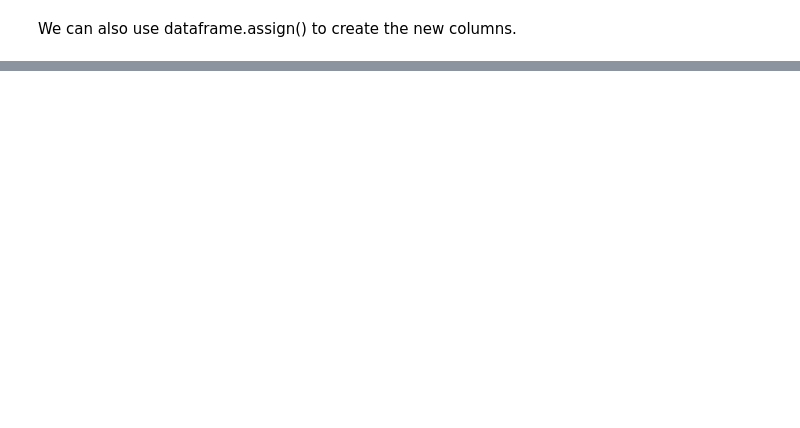
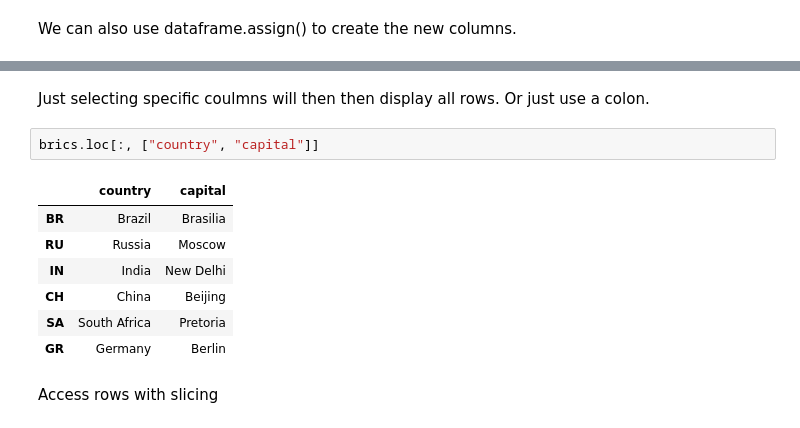
Before and after one commit to schirko/Python-Pandas-Exercises-and-Techniques, a Jupyter notebook: Python Pandas Exercises and Techniques.ipynb, the cells around one changed output, grey strips where cells are left out. Cells and saved outputs as stored; diff of their text form; blank space fills up the shorter version.

```diff
--- a/Python Pandas Exercises and Techniques.ipynb
+++ b/Python Pandas Exercises and Techniques.ipynb
@@ -289,0 +441,14 @@ df_students
+# %% [markdown]
+Just selecting specific coulmns will then then display all rows. Or just use a colon.
+# %%
+brics.loc[:, ["country", "capital"]]
+# %% [output]
+|  | country | capital |
+| BR | Brazil | Brasilia |
+| RU | Russia | Moscow |
+| IN | India | New Delhi |
+| CH | China | Beijing |
+| SA | South Africa | Pretoria |
+| GR | Germany | Berlin |
+# %% [markdown]
+Access rows with slicing
```
Also changed, not shown: parts of 32 cells of this notebook.
